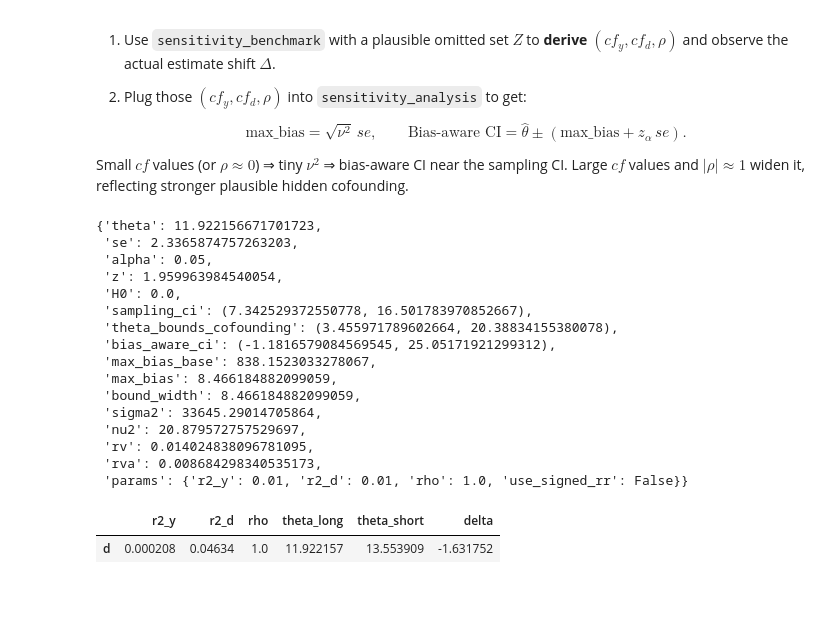
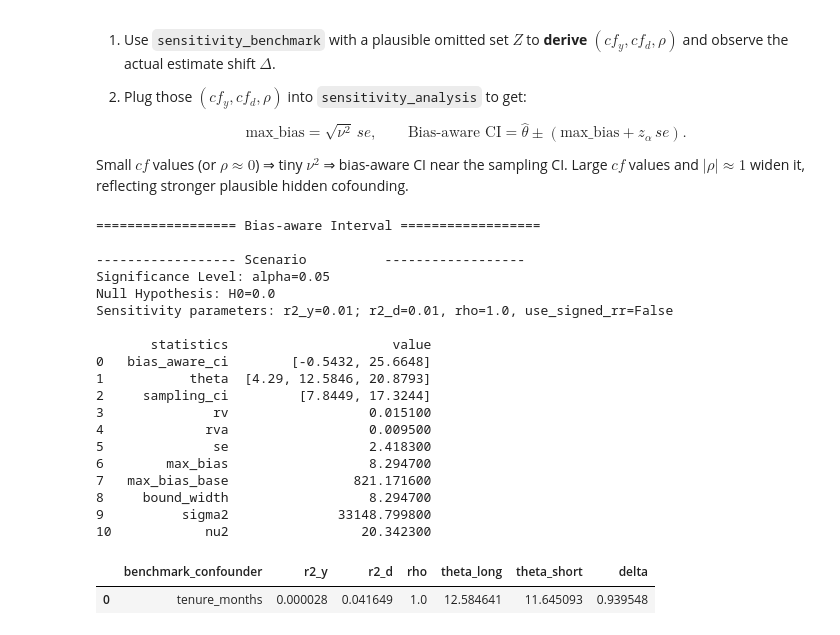
Before and after one commit to IoannMartynov/Causalis, a Jupyter notebook: notebooks/research/refutation_flow.ipynb, the cells around one changed output. Saved outputs shown, nothing was run; the diff lists cells and outputs as text; code cells hidden in the pictures; blank space fills up the shorter version.

```diff
--- a/notebooks/research/refutation_flow.ipynb
+++ b/notebooks/research/refutation_flow.ipynb
@@ -41,7 +41,7 @@ CausalData(df=(100000, 13), treatment='d', outcome='y', confounders=['tenure_mon
 # %%
 from causalis.scenarios.unconfoundedness import IRM
 
-model = IRM().fit(causaldata)
+model = IRM(data=causaldata).fit()
 # %%
 dml_result = model.estimate(score='ATTE')
 dml_result.summary()
@@ -1118,30 +1115,33 @@ Intuitively, this calibrates *how strong hidden stuff would need to be* by using
 Small $cf$ values (or $\rho \approx 0$) ⇒ tiny $\nu^2$ ⇒ bias-aware CI near the sampling CI.
 Large $cf$ values and $|\rho|\approx 1$ widen it, reflecting stronger plausible hidden cofounding.
 # %%
-from causalis.scenarios.unconfoundedness.refutation.unconfoundedness.sensitivity import (
+from causalis.scenarios.unconfoundedness.refutation import (
     sensitivity_analysis, sensitivity_benchmark
 )
 
 sensitivity_analysis(dml_result, r2_y=0.01, r2_d=0.01, rho=1.0, alpha=0.05)
 # %% [output]
-{'theta': 11.922156671701723,
- 'se': 2.3365874757263203,
- 'alpha': 0.05,
- 'z': 1.959963984540054,
- 'H0': 0.0,
- 'sampling_ci': (7.342529372550778, 16.501783970852667),
- 'theta_bounds_cofounding': (3.455971789602664, 20.38834155380078),
- 'bias_aware_ci': (-1.1816579084569545, 25.05171921299312),
- 'max_bias_base': 838.1523033278067,
- 'max_bias': 8.466184882099059,
- 'bound_width': 8.466184882099059,
- 'sigma2': 33645.29014705864,
- 'nu2': 20.879572757529697,
- 'rv': 0.014024838096781095,
- 'rva': 0.008684298340535173,
- 'params': {'r2_y': 0.01, 'r2_d': 0.01, 'rho': 1.0, 'use_signed_rr': False}}
+================== Bias-aware Interval ==================
+
+------------------ Scenario          ------------------
+Significance Level: alpha=0.05
+Null Hypothesis: H0=0.0
+Sensitivity parameters: r2_y=0.01; r2_d=0.01, rho=1.0, use_signed_rr=False
+
+       statistics                     value
+0   bias_aware_ci        [-0.5432, 25.6648]
+1           theta  [4.29, 12.5846, 20.8793]
+2     sampling_ci         [7.8449, 17.3244]
+3              rv                  0.015100
+4             rva                  0.009500
+5              se                  2.418300
+6        max_bias                  8.294700
+7   max_bias_base                821.171600
+8     bound_width                  8.294700
+9          sigma2              33148.799800
+10            nu2                 20.342300
 # %%
-sensitivity_benchmark(dml_result, benchmarking_set =['tenure_months'])
+sensitivity_benchmark(dml_result, causaldata, benchmarking_set=['tenure_months'])
 # %% [output]
-|  | r2_y | r2_d | rho | theta_long | theta_short | delta |
-| d | 0.000208 | 0.04634 | 1.0 | 11.922157 | 13.553909 | -1.631752 |
+|  | benchmark_confounder | r2_y | r2_d | rho | theta_long | theta_short | delta |
+| 0 | tenure_months | 0.000028 | 0.041649 | 1.0 | 12.584641 | 11.645093 | 0.939548 |
```
Also changed, not shown: parts of 21 cells of this notebook, 30 other files.
